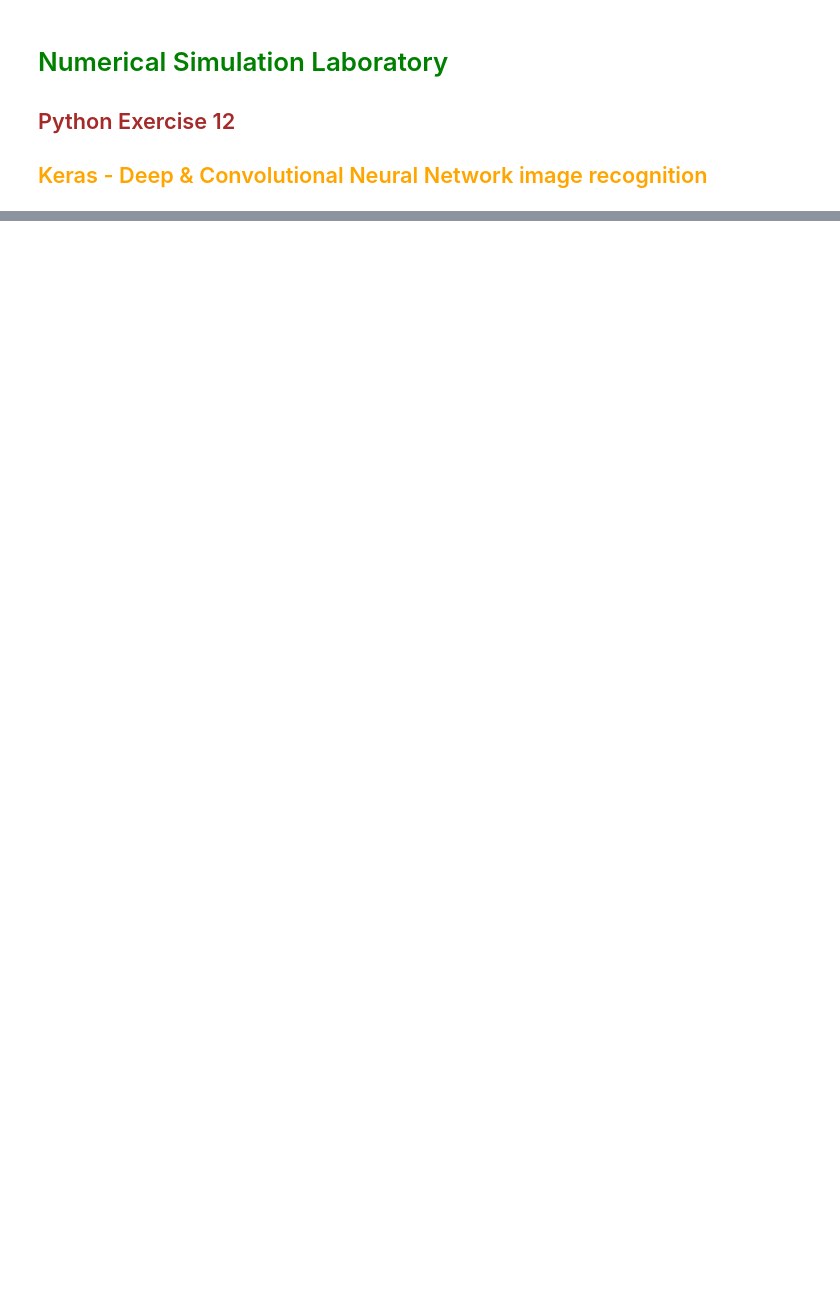
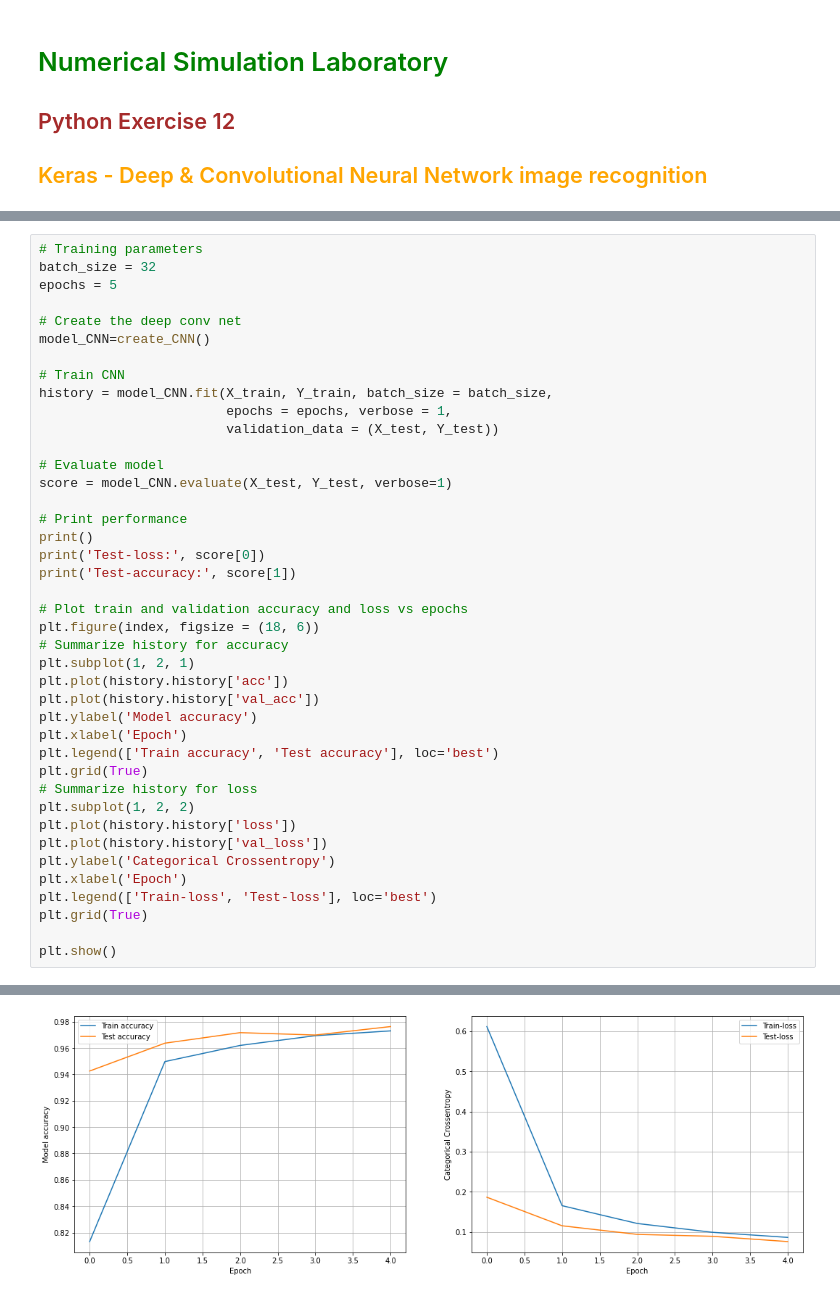
Before and after one commit to mattbona/numerical-simulation-laboratory, a Jupyter notebook: NSL-12/notebook/LSN_Exercises_12.ipynb, the cells around one changed output, grey strips where cells are left out. Drawn from its saved outputs; the diff is of its cells as text; blank space fills up the shorter version.

```diff
--- a/NSL-12/notebook/LSN_Exercises_12.ipynb
+++ b/NSL-12/notebook/LSN_Exercises_12.ipynb
@@ -443,0 +231,42 @@ display_activation(activations, 4, 2, 0)
+# %%
+# Training parameters
+batch_size = 32
+epochs = 5
+
+# Create the deep conv net
+model_CNN=create_CNN()
+
+# Train CNN
+history = model_CNN.fit(X_train, Y_train, batch_size = batch_size,
+                        epochs = epochs, verbose = 1,
+                        validation_data = (X_test, Y_test))
+
+# Evaluate model
+score = model_CNN.evaluate(X_test, Y_test, verbose=1)
+
+# Print performance
+print()
+print('Test-loss:', score[0])
+print('Test-accuracy:', score[1])
+
+# Plot train and validation accuracy and loss vs epochs
+plt.figure(index, figsize = (18, 6))
+# Summarize history for accuracy
+plt.subplot(1, 2, 1)
+plt.plot(history.history['acc'])
+plt.plot(history.history['val_acc'])
+plt.ylabel('Model accuracy')
+plt.xlabel('Epoch')
+plt.legend(['Train accuracy', 'Test accuracy'], loc='best')
+plt.grid(True)
+# Summarize history for loss
+plt.subplot(1, 2, 2)
+plt.plot(history.history['loss'])
+plt.plot(history.history['val_loss'])
+plt.ylabel('Categorical Crossentropy')
+plt.xlabel('Epoch')
+plt.legend(['Train-loss', 'Test-loss'], loc='best')
+plt.grid(True)
+
+plt.show()
+# %% [output]
@@ -443,0 +288 @@ display_activation(activations, 4, 2, 0)
+[figure, added]
```
Also changed, not shown: parts of 58 cells of this notebook, 10 other files.
